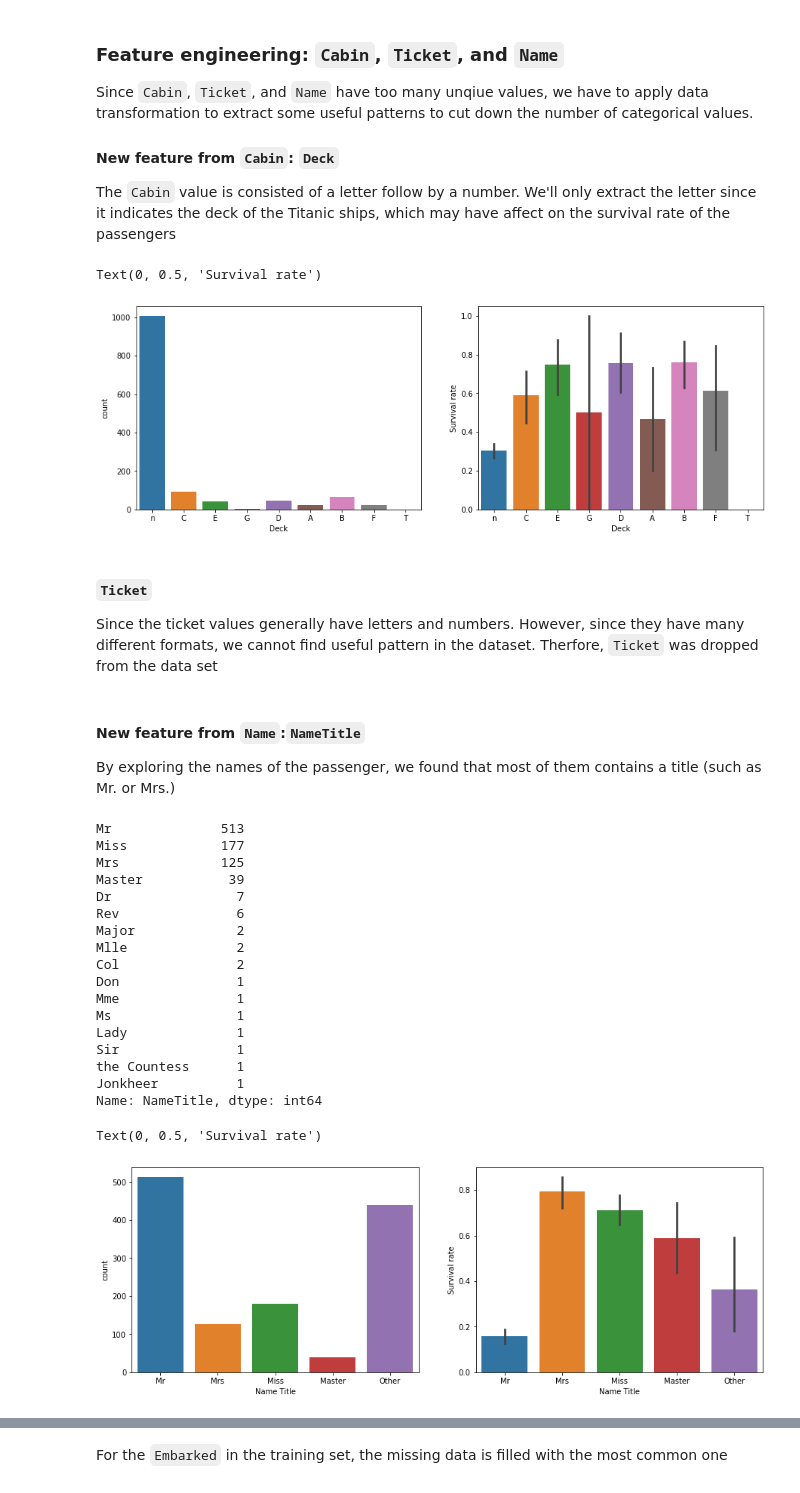
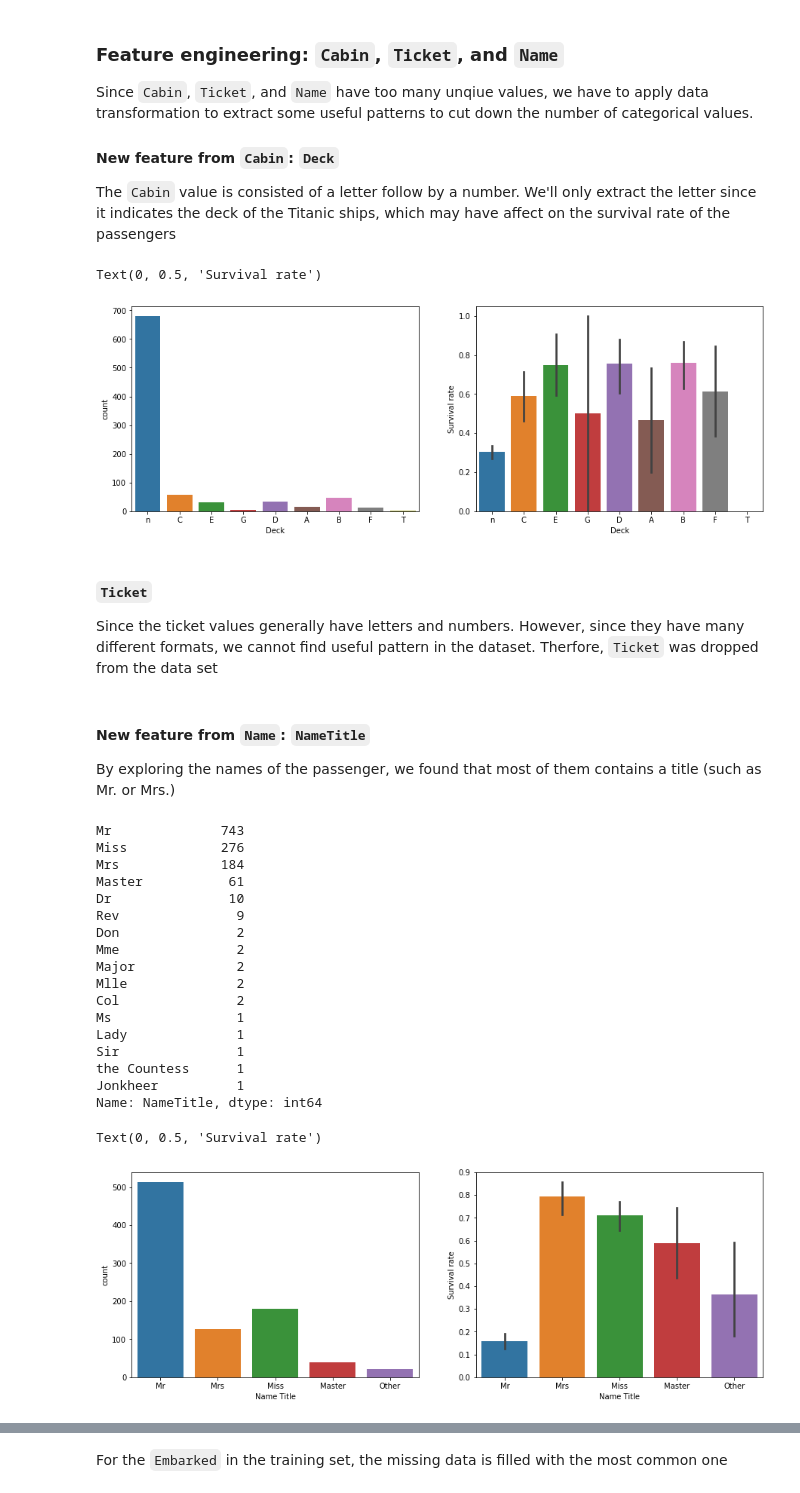
Before and after one commit to jmateo27/Titanic-Project, a Jupyter notebook: titanic.ipynb, the cells around one changed output, grey strips where cells are left out. Saved outputs shown, nothing was run; the diff lists cells and outputs as text; code cells hidden in the pictures.

Commit message:
Finish data preprocessing

```diff
--- a/titanic.ipynb
+++ b/titanic.ipynb
@@ -270,49 +221,58 @@ The `Cabin` value is consisted of a letter follow by a number. We'll only extrac
 # %%
 # Extract a letter from the cabin data
 # n = null, passenger without a cabin
-data["Deck"] = data["Cabin"].apply(lambda x: 'n' if pd.isnull(x) else str(x)[0])
-data.drop("Cabin", axis=1, inplace=True)
+def extractDeck(data):
+  data["Deck"] = data["Cabin"].apply(lambda x: 'n' if pd.isnull(x) else str(x)[0])
+  data.drop("Cabin", axis=1, inplace=True)
+
+extractDeck(train)
+extractDeck(test)
 
 # Count the frequency
 f, axes = plt.subplots(1, 2, figsize=(15, 5))
-sns.countplot(x="Deck", data=data, ax=axes[0])
+sns.countplot(x="Deck", data=train, ax=axes[0])
 
 # What is the survival rate based on section?
-sns.barplot(x="Deck", y="Survived", data=data, ax=axes[1])
+sns.barplot(x="Deck", y="Survived", data=train, ax=axes[1])
 axes[1].set_ylabel("Survival rate")
 # %% [output]
 Text(0, 0.5, 'Survival rate')
-[figure, old version]
+[figure, new version]
 # %% [markdown]
 #### `Ticket`
 
 Since the ticket values generally have letters and numbers. However, since they have many different formats, we cannot find useful pattern in the dataset. Therfore, `Ticket` was dropped from the data set
 # %%
-data.drop("Ticket", axis=1, inplace=True)
+train.drop("Ticket", axis=1, inplace=True)
+test.drop("Ticket", axis=1, inplace=True)
 # %% [markdown]
-#### New feature from `Name`:`NameTitle`
+#### New feature from `Name`: `NameTitle`
 
 By exploring the names of the passenger, we found that most of them contains a title (such as Mr. or Mrs.)
 # %%
 # Extract the name title
-data["NameTitle"] = train["Name"].apply(lambda name: name.split(',')[1].split('.')[0].strip())
-data.drop("Name", axis=1, inplace=True)
+def extractTitle(data):
+  data["NameTitle"] = train["Name"].apply(lambda name: name.split(',')[1].split('.')[0].strip())
+  data.drop("Name", axis=1, inplace=True)
+
+extractTitle(test)
+extractTitle(train)
 
 
 # What is the title distribution of name title in training set?
-data["NameTitle"].value_counts().sort_values(ascending=False)
+pd.concat([train["NameTitle"], test["NameTitle"]]).value_counts().sort_values(ascending=False)
 # %% [output]
-Mr              513
-Miss            177
-Mrs             125
-Master           39
-Dr                7
-Rev               6
+Mr              743
+Miss            276
+Mrs             184
+Master           61
+Dr               10
+Rev               9
+Don               2
+Mme               2
 Major             2
 Mlle              2
 Col               2
-Don               1
-Mme               1
 Ms                1
 Lady              1
 Sir               1
@@ -322,28 +282,29 @@ Name: NameTitle, dtype: int64
 # %%
 # Clean and group titles together
 # Mme -> Mrs
 # Ms, Mlle -> Miss
 titleMap = {
   "Mme": "Mrs", "Mrs": "Mrs", "Mr": "Mr", "Master": "Master",
   "Miss": "Miss", "Ms": "Miss", "Mlle": "Miss",
 }
 def cleanTitle(title: str):
   if title in titleMap:
     return titleMap[title]
   return "Other"
 
 # Now, we only have 5 cateogries for name title: Mr, Mrs, Miss, Master, Other
-data["NameTitle"] = data["NameTitle"].apply(cleanTitle)
+train["NameTitle"] = train["NameTitle"].apply(cleanTitle)
+test["NameTitle"] = test["NameTitle"].apply(cleanTitle)
 
 # What is the distrubution and the survival rate?
 f, axes = plt.subplots(1, 2, figsize=(15, 5))
-sns.countplot(x="NameTitle", data=data, ax=axes[0])
+sns.countplot(x="NameTitle", data=train, ax=axes[0])
 axes[0].set_xlabel("Name Title")
 
-sns.barplot(x="NameTitle", y="Survived", data=data, ax=axes[1])
+sns.barplot(x="NameTitle", y="Survived", data=train, ax=axes[1])
 axes[1].set_xlabel("Name Title")
 axes[1].set_ylabel("Survival rate")
 # %% [output]
 Text(0, 0.5, 'Survival rate')
-[figure, old version]
+[figure, new version]
 # %% [markdown]
```
Also changed, not shown: parts of 36 cells of this notebook.
